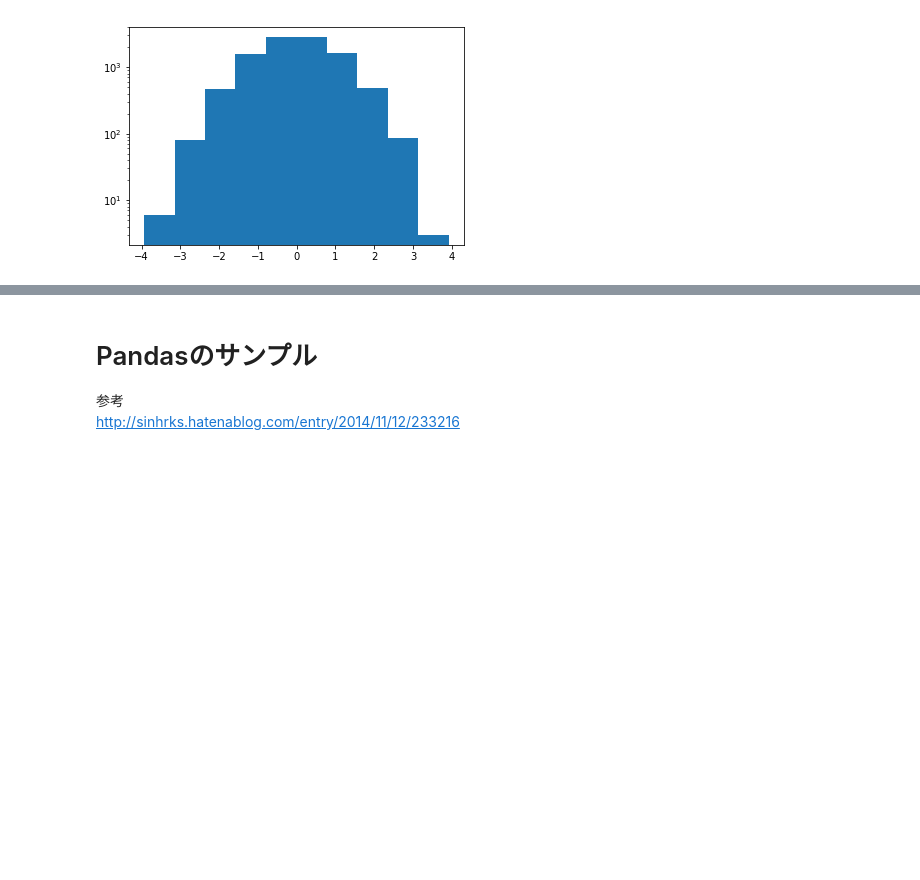
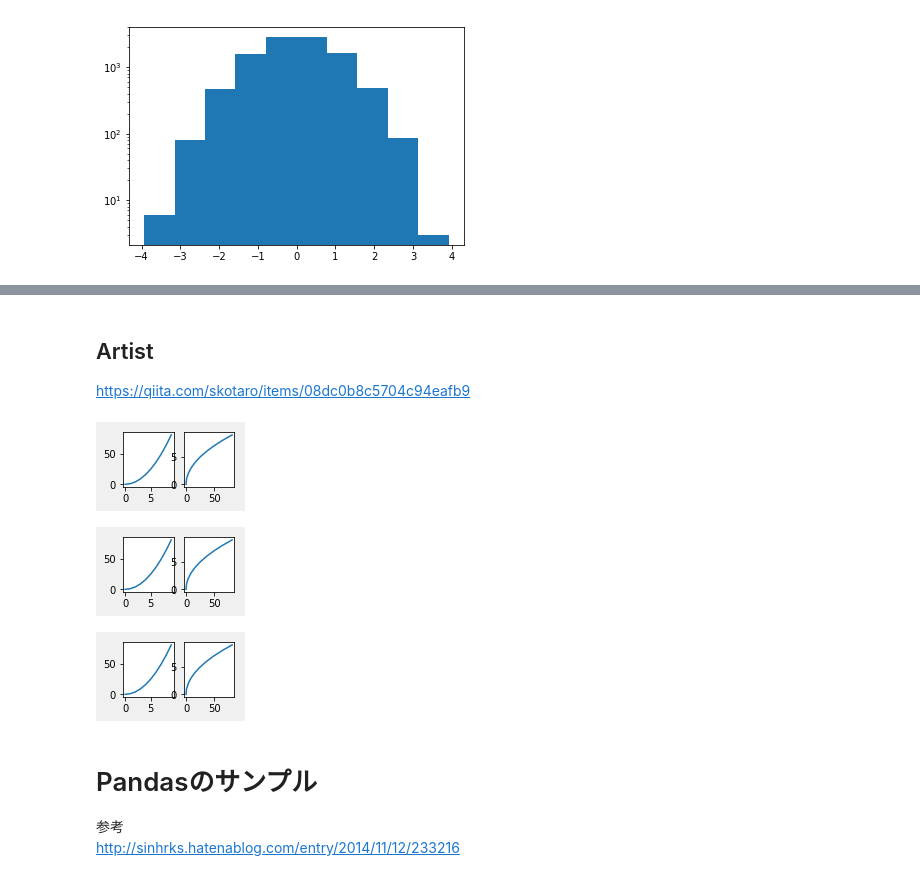
Before and after one commit to t2240013/hello-world, a Jupyter notebook: PythonMemo.ipynb, the cells around one changed output, grey strips where cells are left out. Drawn from its saved outputs; the diff is of its cells as text; code cells hidden in the pictures; blank space fills up the shorter version.

```diff
--- a/PythonMemo.ipynb
+++ b/PythonMemo.ipynb
@@ -327,0 +357,34 @@ plt.show()
+# %% [markdown]
+## Artist
+https://qiita.com/skotaro/items/08dc0b8c5704c94eafb9 <br>
+# %%
+fig, ax = plt.subplots(1,2,figsize=(2,1)) # Figureオブジェクトとそれに属する一つのAxesオブジェクトを同時に作成
+fig.set_facecolor( '#f0f0f0' )
+ax[0].plot(x,y)
+ax[1].plot(y,x)
+plt.show()
+# %% [output]
+[figure, added]
+# %%
+fig = plt.figure(figsize=(2,1)) # Figureオブジェクトを作成
+fig.set_facecolor( '#f0f0f0' )
+ax0 = fig.add_subplot(1,2,1) # figに属するAxesオブジェクトを作成
+ax1 = fig.add_subplot(1,2,2) # figに属するAxesオブジェクトを作成
+ax0.plot(x, y)
+ax1.plot(y,x)
+plt.show()
+# %% [output]
+[figure, added]
+# %%
+plt.subplot(121) # ax = plt.subplot(...) でAxesを捕捉できる
+plt.plot(x,y) # l, = plt.plot(...)で Line2Dを捕捉できる
+ax0 = plt.gca() # このタイミングで捕捉しないと後では無理？
+plt.subplot(122)
+plt.plot(y,x)
+ax1 = plt.gca() # このタイミングで捕捉しないと後では無理？
+fig = plt.gcf()  # fig を捕捉
+fig.set_size_inches( 2,1 )
+fig.set_facecolor( '#f0f0f0' )
+plt.show()
+# %% [output]
+[figure, added]
```
Also changed, not shown: parts of 10 cells of this notebook, 2 other files.
